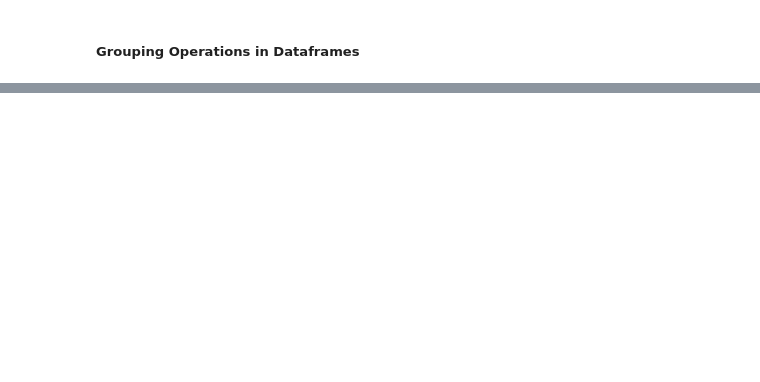
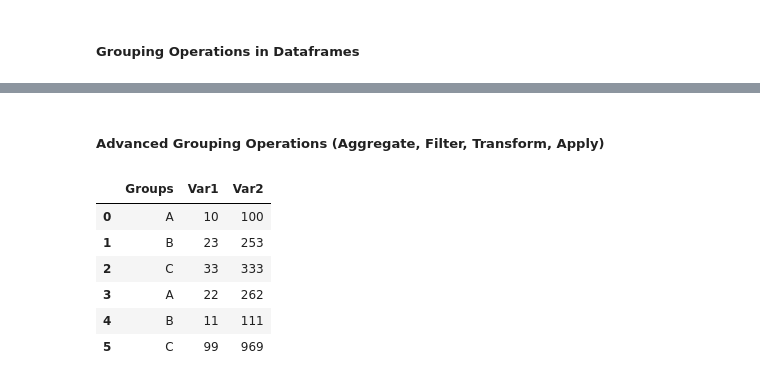
Before and after one commit to SparrowHere/Python-Self-Study-Notebook, a Jupyter notebook: Python Programming Basics.ipynb, the cells around one changed output, grey strips where cells are left out. Saved outputs shown, nothing was run; the diff lists cells and outputs as text; code cells hidden in the pictures; blank space fills up the shorter version.

```diff
--- a/Python Programming Basics.ipynb
+++ b/Python Programming Basics.ipynb
@@ -4671,3 +4671,19 @@ Name: distance, dtype: float64
 | Radial Velocity | 553.0 | 823.354680 | 1454.926210 | 0.736540 | 38.021000 | 360.200000 | 982.000000 | 17337.500000 |
 | Transit | 397.0 | 21.102073 | 46.185893 | 0.355000 | 3.160630 | 5.714932 | 16.145700 | 331.600590 |
 | Transit Timing Variations | 3.0 | 79.783500 | 71.599884 | 22.339500 | 39.675250 | 57.011000 | 108.505500 | 160.000000 |
+# %% [markdown]
+##### Advanced Grouping Operations (Aggregate, Filter, Transform, Apply)
+# %%
+import pandas as pd
+import numpy as np
+
+df = pd.DataFrame({"Groups": ["A", "B", "C", "A", "B", "C"], "Var1": [10, 23, 33, 22, 11, 99], "Var2": [100, 253, 333, 262, 111, 969]})
+display(df)
+# %% [output]
+|  | Groups | Var1 | Var2 |
+| 0 | A | 10 | 100 |
+| 1 | B | 23 | 253 |
+| 2 | C | 33 | 333 |
+| 3 | A | 22 | 262 |
+| 4 | B | 11 | 111 |
+| 5 | C | 99 | 969 |
```
Also changed, not shown: parts of 11 cells of this notebook, 1 other file.
